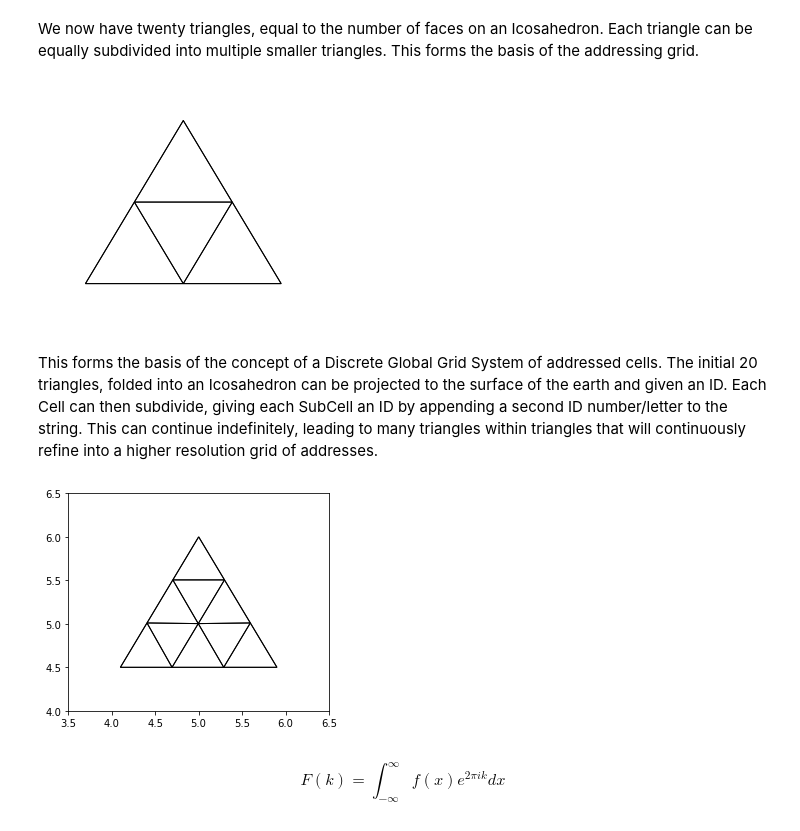
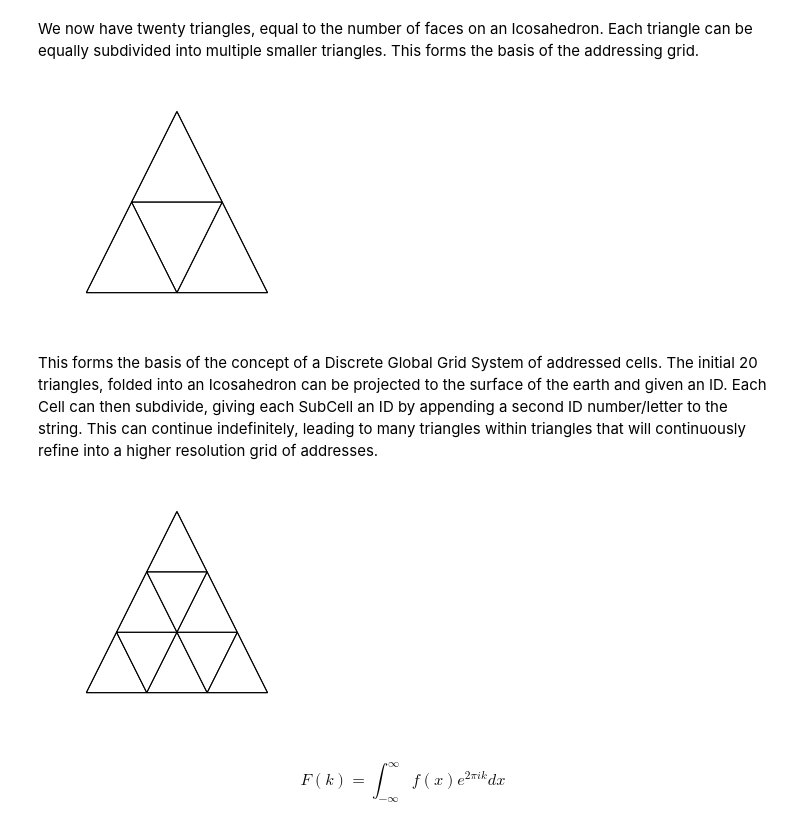
Before and after one commit to data-navigator/dggs, a Jupyter notebook: notebooks/Exploring Discrete Global Grid Systems.ipynb, the cells around one changed output. Cells and saved outputs as stored; diff of their text form; code cells hidden in the pictures.

Commit message:
Updated examples to use Triangle objects

```diff
--- a/notebooks/Exploring Discrete Global Grid Systems.ipynb
+++ b/notebooks/Exploring Discrete Global Grid Systems.ipynb
@@ -20,13 +20,17 @@ import sys
 sys.path.append(r'/mnt/c/github.com/data-navigator/dggs-package/DGGS/shapes')
 import triangle
 # %%
-fig = plt.figure()
-ax = fig.add_subplot(111, aspect='equal')
-path = Path([[0,0],[0.5,1],[1,0],[0,0]])
+t = triangle.Triangle('A')
+t.vertices = [(0,0),(0.5,1),(1,0),(0,0)]
+
+
+fig0 = plt.figure()
+ax0 = fig0.add_subplot(111, aspect='equal')
+path = Path(list(t.vertices))
 patch = PathPatch(path, facecolor='cyan')
-ax.add_patch(patch)
-ax.set_xlim((-0.1,1.1))
-ax.set_ylim((-0.1,1.1))
+ax0.add_patch(patch)
+ax0.set_xlim((-0.1,1.1))
+ax0.set_ylim((-0.1,1.1))
 plt.axis('off')
 plt.show()
 # %% [output]
@@ -109,6 +113,3 @@ plt.show()
 [figure]
 # %% [markdown]
 We now have twenty triangles, equal to the number of faces on an Icosahedron. Each triangle can be equally subdivided into multiple smaller triangles. This forms the basis of the addressing grid.
-# %%
-t = triangle.Triangle(1, 5, 5, 1)
-y = t.tessellate_class_one()
@@ -115,52 +118,45 @@ y = t.tessellate_class_one()
 # %%
-import matplotlib.pyplot as plt
-import numpy as np
-from matplotlib.path import Path
-from matplotlib.patches import PathPatch
-
-
-fig = plt.figure()
-ax = fig.add_subplot(111, aspect='equal')
+fig2 = plt.figure()
+ax2 = fig2.add_subplot(111, aspect='equal')
 path = Path(list(t.vertices))
 patch = PathPatch(path, facecolor='none')
-ax.add_patch(patch)
+ax2.add_patch(patch)
 
 for _ in t.tessellate_class_one():
     path = Path(_.vertices)
     patch = PathPatch(path, facecolor='none')
-    ax.add_patch(patch)
+    ax2.add_patch(patch)
 
-ax.set_xlim((4,6))
-ax.set_ylim((4.25,6.25))
+ax2.set_xlim((-0.1,1.1))
+ax2.set_ylim((-0.1,1.1))
 
 plt.axis('off')
 plt.show()
 # %% [output]
-[figure, old version]
+[figure, new version]
 # %% [markdown]
 This forms the basis of the concept of a Discrete Global Grid System of addressed cells. The initial 20 triangles, folded into an Icosahedron can be projected to the surface of the earth and given an ID. Each Cell can then subdivide, giving each SubCell an ID by appending a second ID number/letter to the string. This can continue indefinitely, leading to many triangles within triangles that will continuously refine into a higher resolution grid of addresses.
 # %%
-t2 = triangle.Triangle(1, 5, 5, 1)
-tess_class_two = t2.tessellate_class_two()
+tess_class_two = t.tessellate_class_two()
 
-fig = plt.figure()
-ax = fig.add_subplot(111, aspect='equal')
-path = Path(list(t2.vertices))
+fig3 = plt.figure()
+ax3 = fig3.add_subplot(111, aspect='equal')
+path = Path(list(t.vertices))
 patch = PathPatch(path, facecolor='none')
-ax.add_patch(patch)
+ax3.add_patch(patch)
 
 for _ in tess_class_two:
     path = Path(_.vertices)
     patch = PathPatch(path, facecolor='none')
-    ax.add_patch(patch)
+    ax3.add_patch(patch)
 
-ax.set_xlim((3.5,6.5))
-ax.set_ylim((4,6.5))
+ax3.set_xlim((-0.1,1.1))
+ax3.set_ylim((-0.1,1.1))
 
-plt.axis('on')
+plt.axis('off')
 plt.show()
 # %% [output]
-[figure, old version]
+[figure, new version]
 # %%
 from IPython.display import display, Math, Latex
 
```
Also changed, not shown: parts of 2 cells of this notebook.
